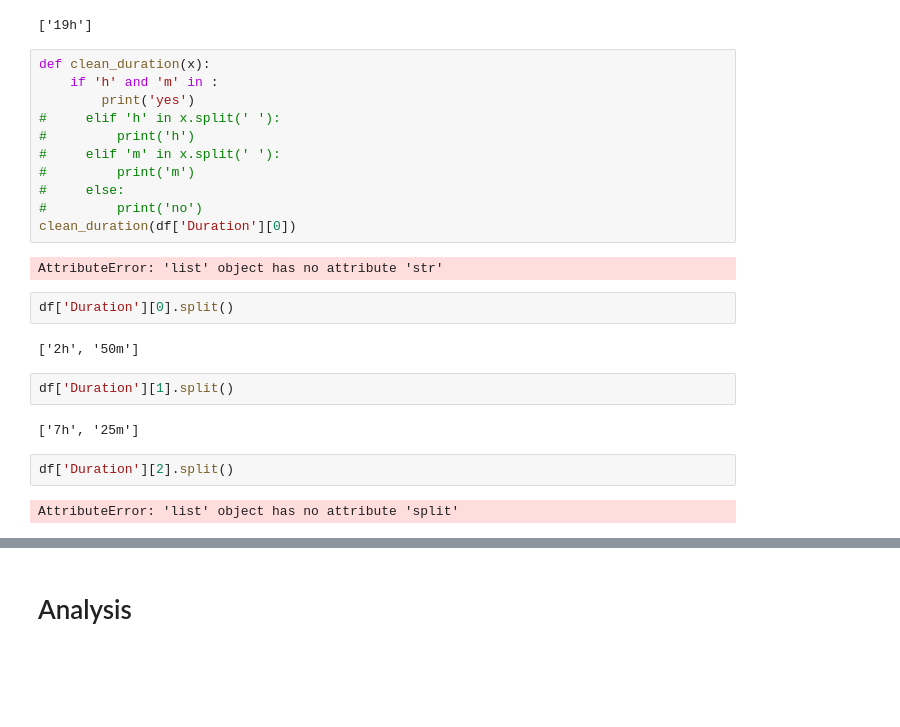
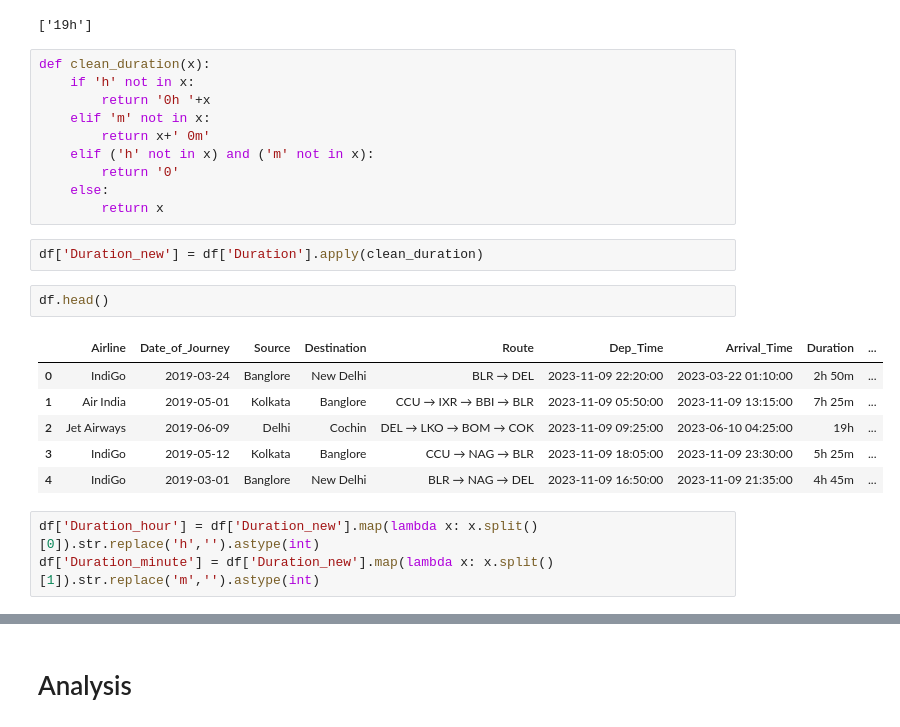
Before and after one commit to vishnuvardhan-jadava/Airlines-Flight-Prediction, a Jupyter notebook: airlines.ipynb, the cells around one changed output, grey strips where cells are left out. Saved outputs shown, nothing was run; the diff lists cells and outputs as text; blank space fills up the shorter version.

```diff
--- a/airlines.ipynb
+++ b/airlines.ipynb
@@ -210,28 +206,27 @@ df.head(2)
 df['Duration'][2].split()
 # %% [output]
 ['19h']
-# %%
-def clean_duration(x):
-    if 'h' and 'm' in :
-        print('yes')
-#     elif 'h' in x.split(' '):
-#         print('h')
-#     elif 'm' in x.split(' '):
-#         print('m')
-#     else:
-#         print('no')
-clean_duration(df['Duration'][0])
-# %% [output]
-AttributeError: 'list' object has no attribute 'str'
-# %%
-df['Duration'][0].split()
-# %% [output]
-['2h', '50m']
-# %%
-df['Duration'][1].split()
-# %% [output]
-['7h', '25m']
-# %%
-df['Duration'][2].split()
-# %% [output]
-AttributeError: 'list' object has no attribute 'split'
+# %%
+def clean_duration(x):
+    if 'h' not in x:
+        return '0h '+x
+    elif 'm' not in x:
+        return x+' 0m'
+    elif ('h' not in x) and ('m' not in x):
+        return '0'
+    else:
+        return x
+# %%
+df['Duration_new'] = df['Duration'].apply(clean_duration)
+# %%
+df.head()
+# %% [output]
+|  | Airline | Date_of_Journey | Source | Destination | Route | Dep_Time | Arrival_Time | Duration | ... |
+| 0 | IndiGo | 2019-03-24 | Banglore | New Delhi | BLR → DEL | 2023-11-09 22:20:00 | 2023-03-22 01:10:00 | 2h 50m | ... |
+| 1 | Air India | 2019-05-01 | Kolkata | Banglore | CCU → IXR → BBI → BLR | 2023-11-09 05:50:00 | 2023-11-09 13:15:00 | 7h 25m | ... |
+| 2 | Jet Airways | 2019-06-09 | Delhi | Cochin | DEL → LKO → BOM → COK | 2023-11-09 09:25:00 | 2023-06-10 04:25:00 | 19h | ... |
+| 3 | IndiGo | 2019-05-12 | Kolkata | Banglore | CCU → NAG → BLR | 2023-11-09 18:05:00 | 2023-11-09 23:30:00 | 5h 25m | ... |
+| 4 | IndiGo | 2019-03-01 | Banglore | New Delhi | BLR → NAG → DEL | 2023-11-09 16:50:00 | 2023-11-09 21:35:00 | 4h 45m | ... |
+# %%
+df['Duration_hour'] = df['Duration_new'].map(lambda x: x.split()[0]).str.replace('h','').astype(int)
+df['Duration_minute'] = df['Duration_new'].map(lambda x: x.split()[1]).str.replace('m','').astype(int)
```
Also changed, not shown: parts of 2 cells of this notebook.
